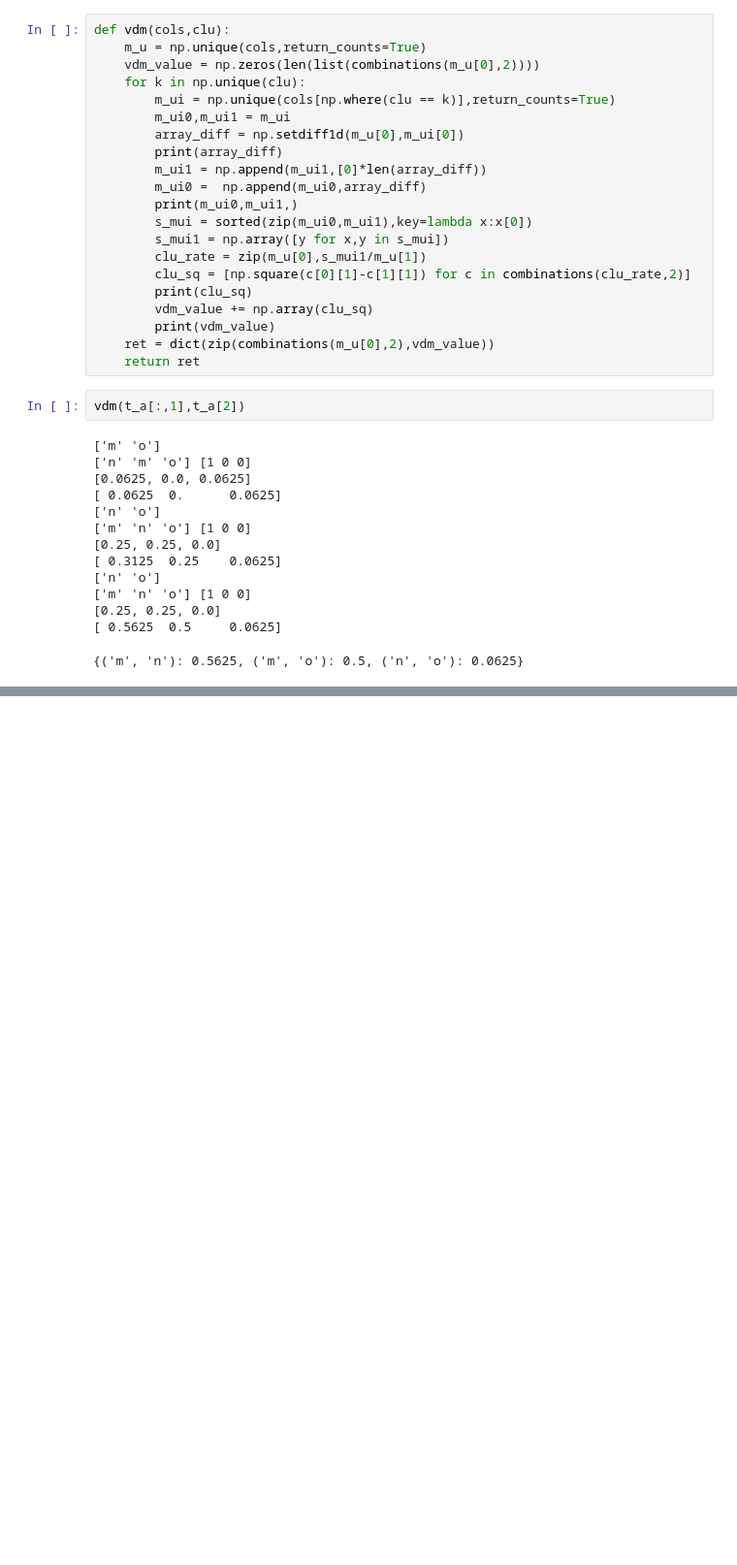
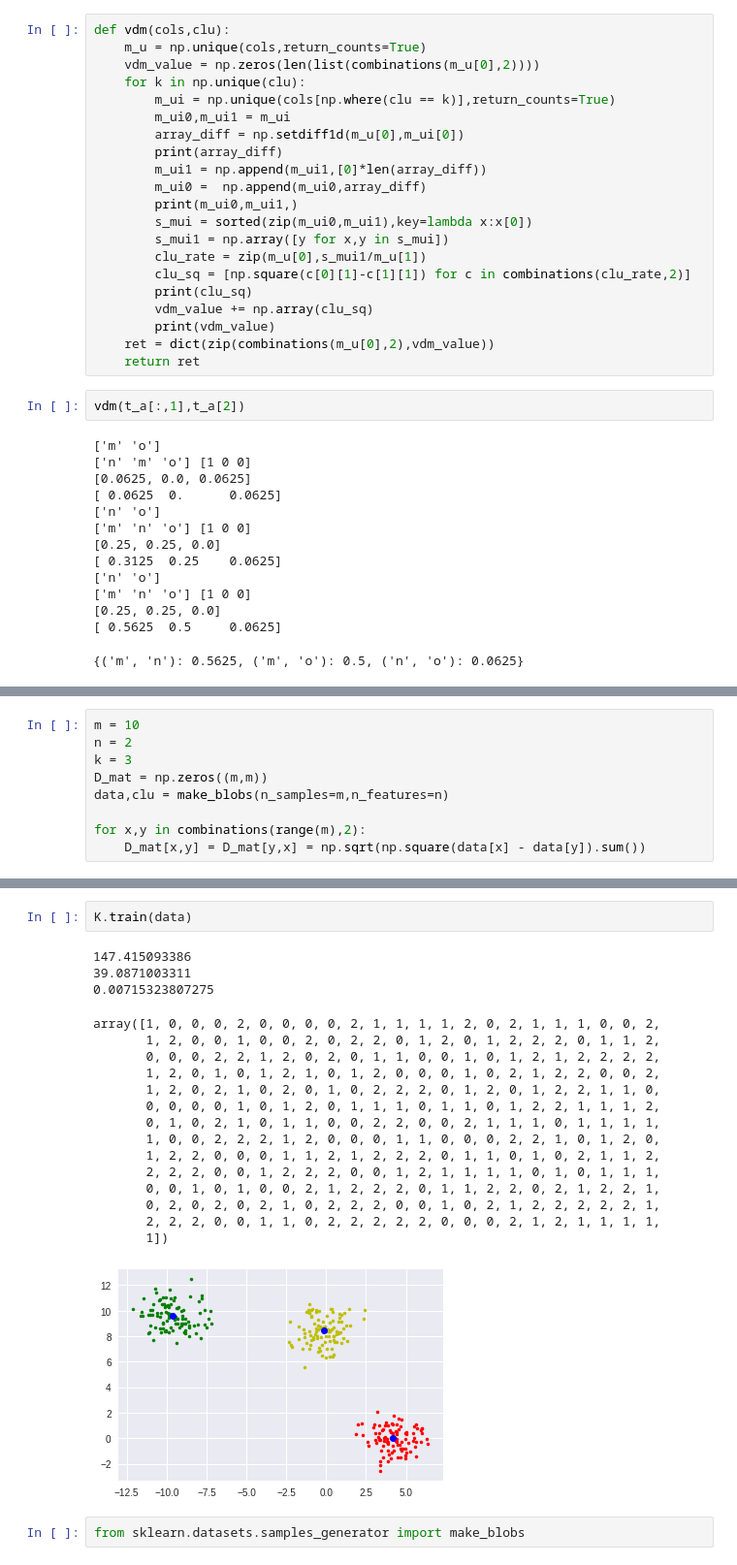
Before and after one commit to zhangxu999/DolphinML, a Jupyter notebook: Kmeans.ipynb, the cells around one changed output, grey strips where cells are left out. Shown: that part at 97% size. Saved outputs shown, nothing was run; the diff lists cells and outputs as text; blank space fills up the shorter version.

```diff
--- a/Kmeans.ipynb
+++ b/Kmeans.ipynb
@@ -64,0 +121,9 @@ class
+# %%
+m = 10
+n = 2
+k = 3
+D_mat = np.zeros((m,m))
+data,clu = make_blobs(n_samples=m,n_features=n)
+
+for x,y in combinations(range(m),2):
+    D_mat[x,y] = D_mat[y,x] = np.sqrt(np.square(data[x] - data[y]).sum())
@@ -64,0 +254,23 @@ class
+# %%
+K.train(data)
+# %% [output]
+147.415093386
+39.0871003311
+0.00715323807275
+array([1, 0, 0, 0, 2, 0, 0, 0, 0, 2, 1, 1, 1, 1, 2, 0, 2, 1, 1, 1, 0, 0, 2,
+       1, 2, 0, 0, 1, 0, 0, 2, 0, 2, 2, 0, 1, 2, 0, 1, 2, 2, 2, 0, 1, 1, 2,
+       0, 0, 0, 2, 2, 1, 2, 0, 2, 0, 1, 1, 0, 0, 1, 0, 1, 2, 1, 2, 2, 2, 2,
+       1, 2, 0, 1, 0, 1, 2, 1, 0, 1, 2, 0, 0, 0, 1, 0, 2, 1, 2, 2, 0, 0, 2,
+       1, 2, 0, 2, 1, 0, 2, 0, 1, 0, 2, 2, 2, 0, 1, 2, 0, 1, 2, 2, 1, 1, 0,
+       0, 0, 0, 0, 1, 0, 1, 2, 0, 1, 1, 1, 0, 1, 1, 0, 1, 2, 2, 1, 1, 1, 2,
+       0, 1, 0, 2, 1, 0, 1, 1, 0, 0, 2, 2, 0, 0, 2, 1, 1, 1, 0, 1, 1, 1, 1,
+       1, 0, 0, 2, 2, 2, 1, 2, 0, 0, 0, 1, 1, 0, 0, 0, 2, 2, 1, 0, 1, 2, 0,
+       1, 2, 2, 0, 0, 0, 1, 1, 2, 1, 2, 2, 2, 0, 1, 1, 0, 1, 0, 2, 1, 1, 2,
+       2, 2, 2, 0, 0, 1, 2, 2, 2, 0, 0, 1, 2, 1, 1, 1, 1, 0, 1, 0, 1, 1, 1,
+       0, 0, 1, 0, 1, 0, 0, 2, 1, 2, 2, 2, 0, 1, 1, 2, 2, 0, 2, 1, 2, 2, 1,
+       0, 2, 0, 2, 0, 2, 1, 0, 2, 2, 2, 0, 0, 1, 0, 2, 1, 2, 2, 2, 2, 2, 1,
+       2, 2, 2, 0, 0, 1, 1, 0, 2, 2, 2, 2, 2, 0, 0, 0, 2, 1, 2, 1, 1, 1, 1,
+       1])
+[figure, added]
+# %%
+from sklearn.datasets.samples_generator import make_blobs
```
Also changed, not shown: parts of 42 cells of this notebook.
